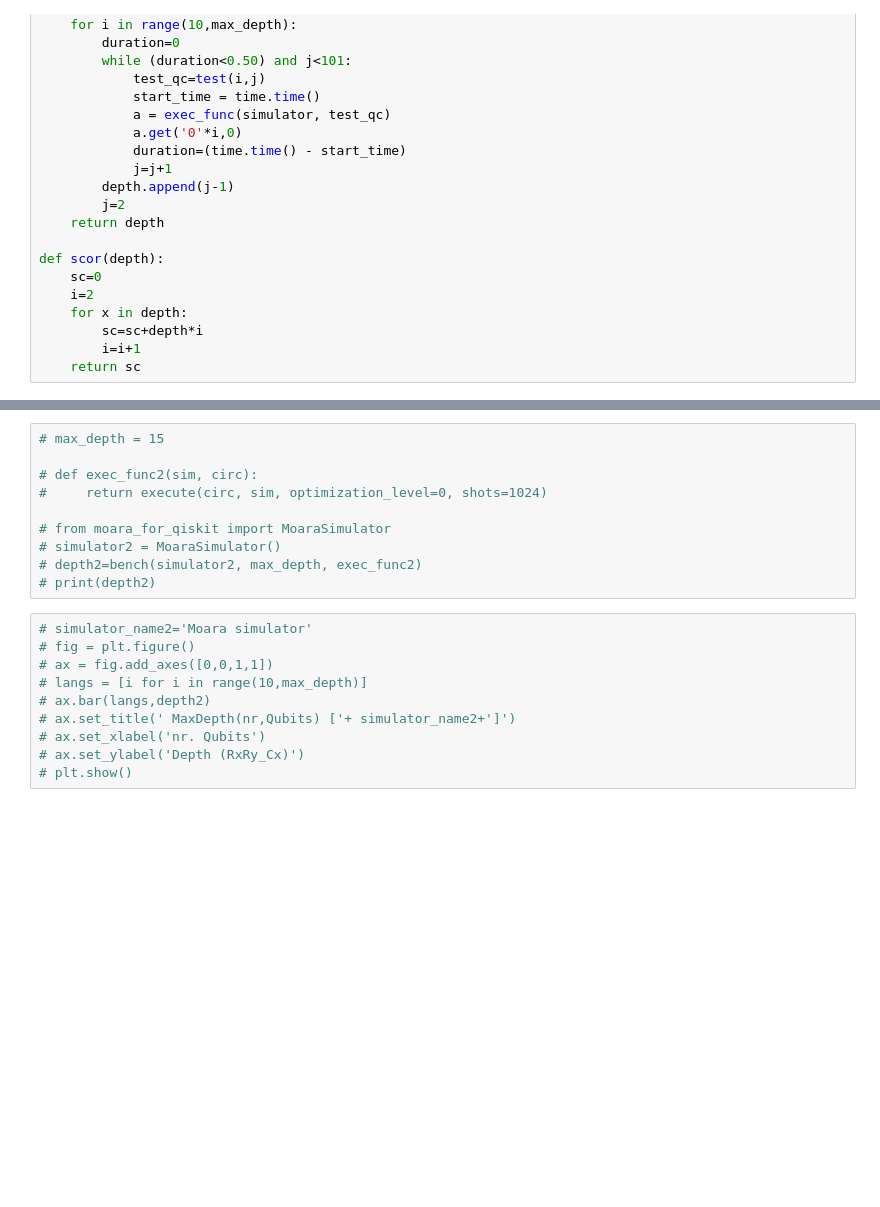
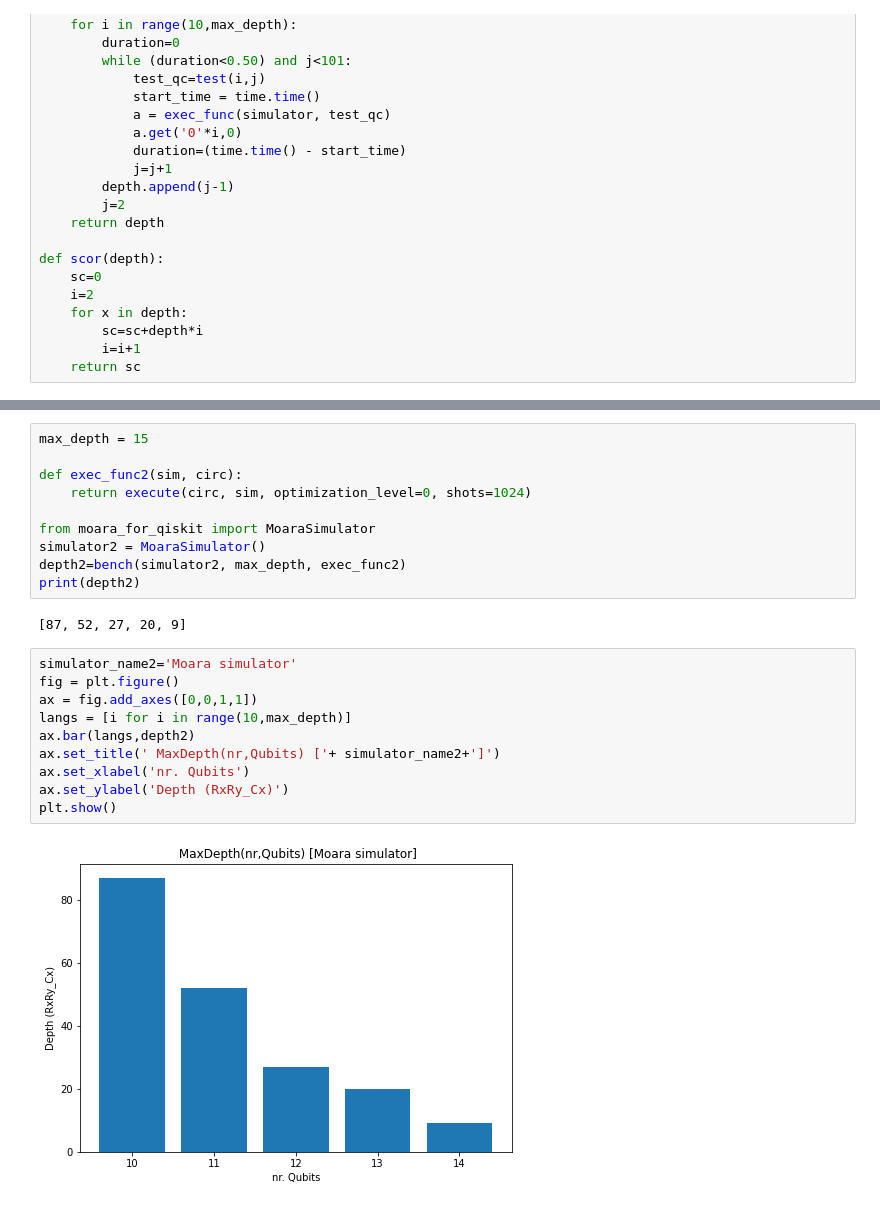
Before and after one commit to sorin-bolos/moara, a Jupyter notebook: moara_for_qiskit/examples/benchmark_prototipe.ipynb, the cells around one changed output, grey strips where cells are left out. Cells and saved outputs as stored; diff of their text form; blank space fills up the shorter version.

```diff
--- a/moara_for_qiskit/examples/benchmark_prototipe.ipynb
+++ b/moara_for_qiskit/examples/benchmark_prototipe.ipynb
@@ -113,23 +119,27 @@ print(result2)
 # %%
-# max_depth = 15
+max_depth = 15
 
-# def exec_func2(sim, circ):
-#     return execute(circ, sim, optimization_level=0, shots=1024)
+def exec_func2(sim, circ):
+    return execute(circ, sim, optimization_level=0, shots=1024)
 
-# from moara_for_qiskit import MoaraSimulator
-# simulator2 = MoaraSimulator()
-# depth2=bench(simulator2, max_depth, exec_func2)
-# print(depth2)
+from moara_for_qiskit import MoaraSimulator
+simulator2 = MoaraSimulator()
+depth2=bench(simulator2, max_depth, exec_func2)
+print(depth2)
+# %% [output]
+[87, 52, 27, 20, 9]
 # %%
-# simulator_name2='Moara simulator'
-# fig = plt.figure()
-# ax = fig.add_axes([0,0,1,1])
-# langs = [i for i in range(10,max_depth)]
-# ax.bar(langs,depth2)
-# ax.set_title(' MaxDepth(nr,Qubits) ['+ simulator_name2+']')
-# ax.set_xlabel('nr. Qubits')
-# ax.set_ylabel('Depth (RxRy_Cx)')
-# plt.show()
+simulator_name2='Moara simulator'
+fig = plt.figure()
+ax = fig.add_axes([0,0,1,1])
+langs = [i for i in range(10,max_depth)]
+ax.bar(langs,depth2)
+ax.set_title(' MaxDepth(nr,Qubits) ['+ simulator_name2+']')
+ax.set_xlabel('nr. Qubits')
+ax.set_ylabel('Depth (RxRy_Cx)')
+plt.show()
+# %% [output]
+[figure, added]
 # %%
 i=14
 j=30
```
Also changed, not shown: parts of 7 cells of this notebook, 2 other files.
